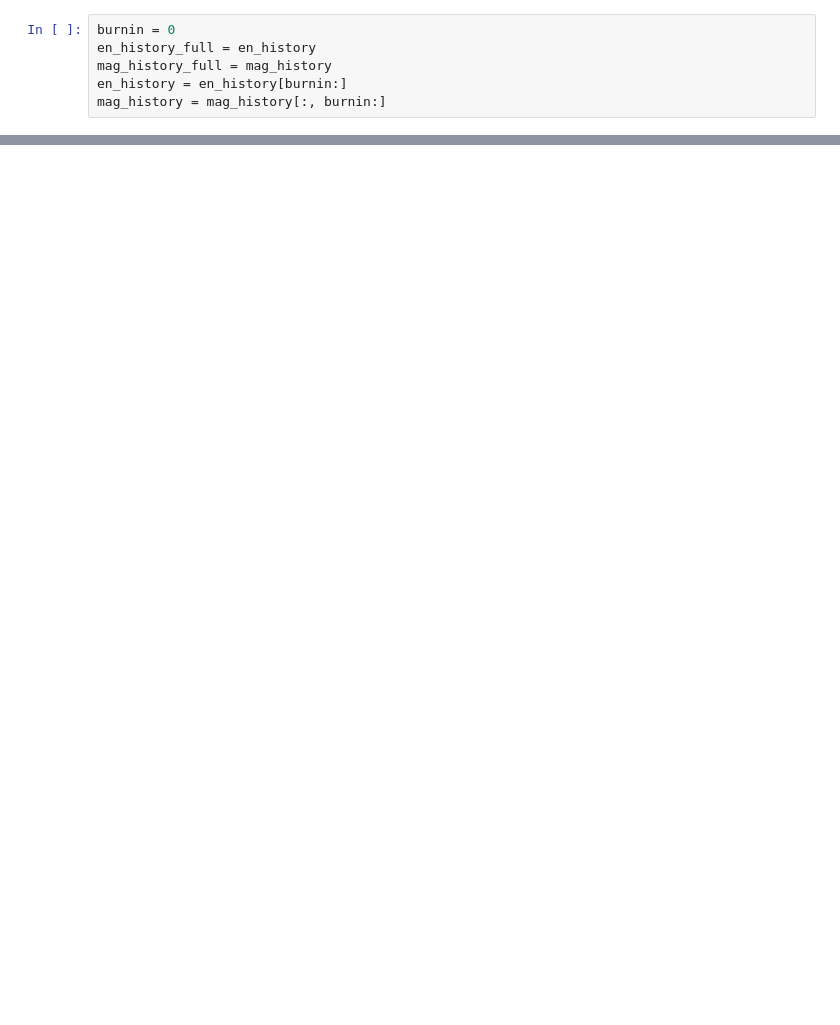
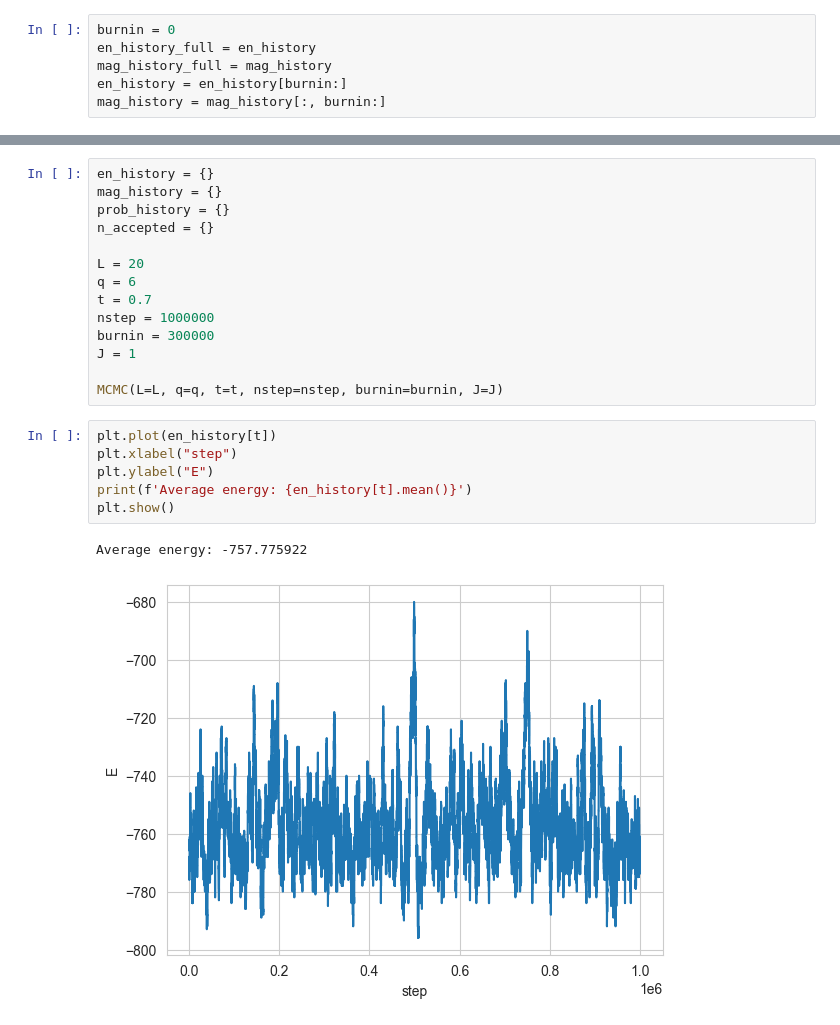
Before and after one commit to DarioFi/Potts-model-phase-transitions, a Jupyter notebook: Potts_ferromagnetic.ipynb, the cells around one changed output, grey strips where cells are left out. Cells and saved outputs as stored; diff of their text form; blank space fills up the shorter version.

```diff
--- a/Potts_ferromagnetic.ipynb
+++ b/Potts_ferromagnetic.ipynb
@@ -168,0 +233,23 @@ plt.show()
+# %%
+en_history = {}
+mag_history = {}
+prob_history = {}
+n_accepted = {}
+
+L = 20
+q = 6
+t = 0.7
+nstep = 1000000
+burnin = 300000
+J = 1
+
+MCMC(L=L, q=q, t=t, nstep=nstep, burnin=burnin, J=J)
+# %%
+plt.plot(en_history[t])
+plt.xlabel("step")
+plt.ylabel("E")
+print(f'Average energy: {en_history[t].mean()}')
+plt.show()
+# %% [output]
+Average energy: -757.775922
+[figure, added]
```
Also changed, not shown: parts of 24 cells of this notebook.
